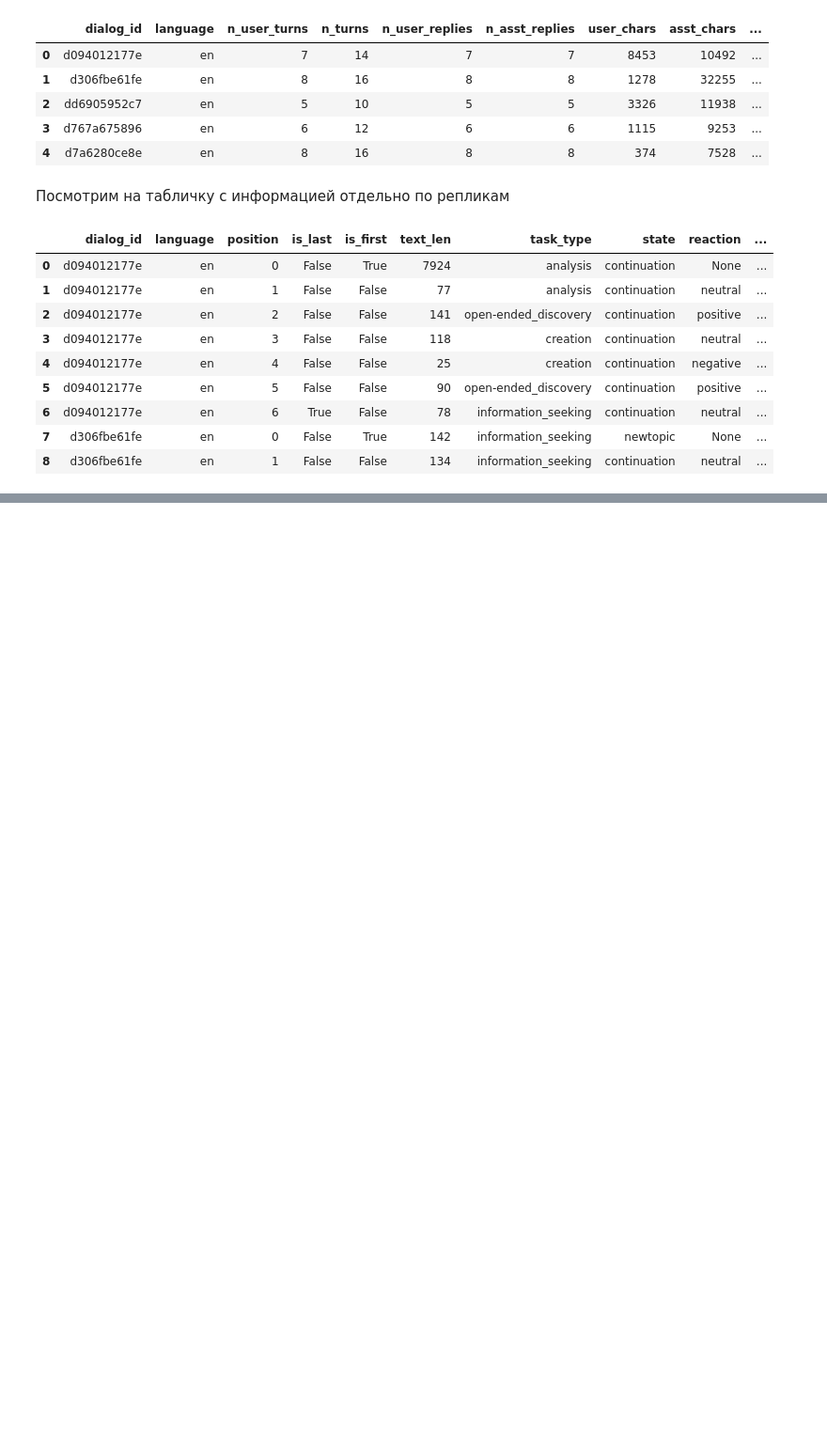
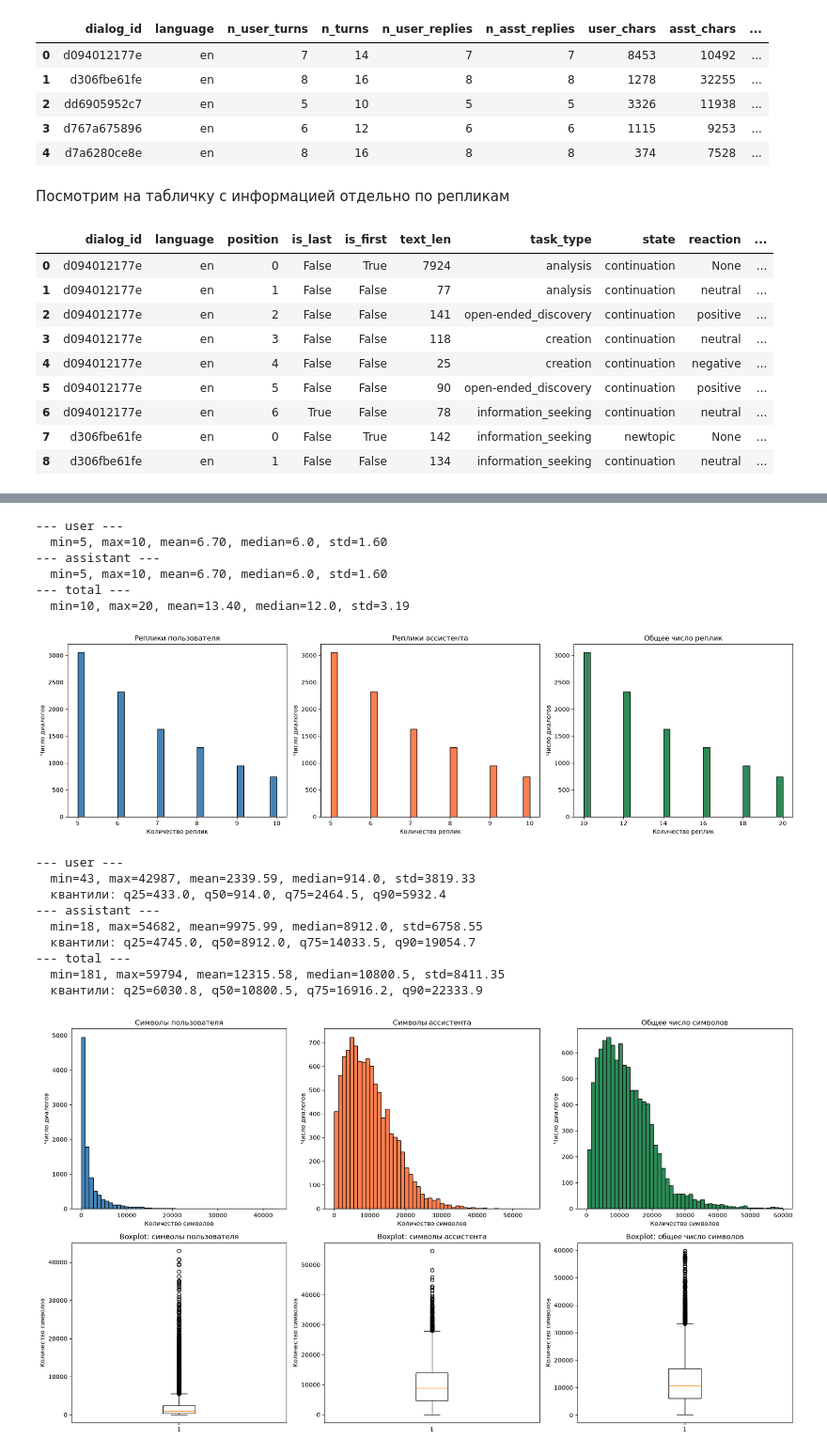
Before and after one commit to Pavel-bur-dot/MIPT_ML_homework, a Jupyter notebook: solution_hw1_BKZ/solution.ipynb, the cells around one changed output, grey strips where cells are left out. Shown at 94% size. Saved outputs shown, nothing was run; the diff lists cells and outputs as text; code cells hidden in the pictures; blank space fills up the shorter version.

Commit message:
Добавлена статистика по длинам диалогов по символам и по репликам

```diff
--- a/solution_hw1_BKZ/solution.ipynb
+++ b/solution_hw1_BKZ/solution.ipynb
@@ -60,0 +112,36 @@ user_rep_df.head(9)
+# %%
+# --- Анализ 1: количество реплик ---
+stats_turns = analyze_dialog_lengths_by_turns(general_data_df)
+for who, s in stats_turns.items():
+    print(f"--- {who} ---")
+    print(f"  min={s['min']}, max={s['max']}, mean={s['mean']:.2f}, "
+          f"median={s['median']}, std={s['std']:.2f}")
+plot_dialog_lengths_by_turns(general_data_df)
+
+# --- Анализ 2: количество символов ---
+stats_chars = analyze_dialog_lengths_by_chars(general_data_df)
+for who, s in stats_chars.items():
+    print(f"--- {who} ---")
+    print(f"  min={s['min']}, max={s['max']}, mean={s['mean']:.2f}, "
+          f"median={s['median']}, std={s['std']:.2f}")
+    print(f"  квантили: q25={s['q25']:.1f}, q50={s['q50']:.1f}, "
+          f"q75={s['q75']:.1f}, q90={s['q90']:.1f}")
+plot_dialog_lengths_by_chars(general_data_df)
+# %% [output]
+--- user ---
+  min=5, max=10, mean=6.70, median=6.0, std=1.60
+--- assistant ---
+  min=5, max=10, mean=6.70, median=6.0, std=1.60
+--- total ---
+  min=10, max=20, mean=13.40, median=12.0, std=3.19
+[figure, added]
+--- user ---
+  min=43, max=42987, mean=2339.59, median=914.0, std=3819.33
+  квантили: q25=433.0, q50=914.0, q75=2464.5, q90=5932.4
+--- assistant ---
+  min=18, max=54682, mean=9975.99, median=8912.0, std=6758.55
+  квантили: q25=4745.0, q50=8912.0, q75=14033.5, q90=19054.7
+--- total ---
+  min=181, max=59794, mean=12315.58, median=10800.5, std=8411.35
+  квантили: q25=6030.8, q50=10800.5, q75=16916.2, q90=22333.9
+[figure, added]
```
Also changed, not shown: parts of 9 cells of this notebook, 1 other file.
